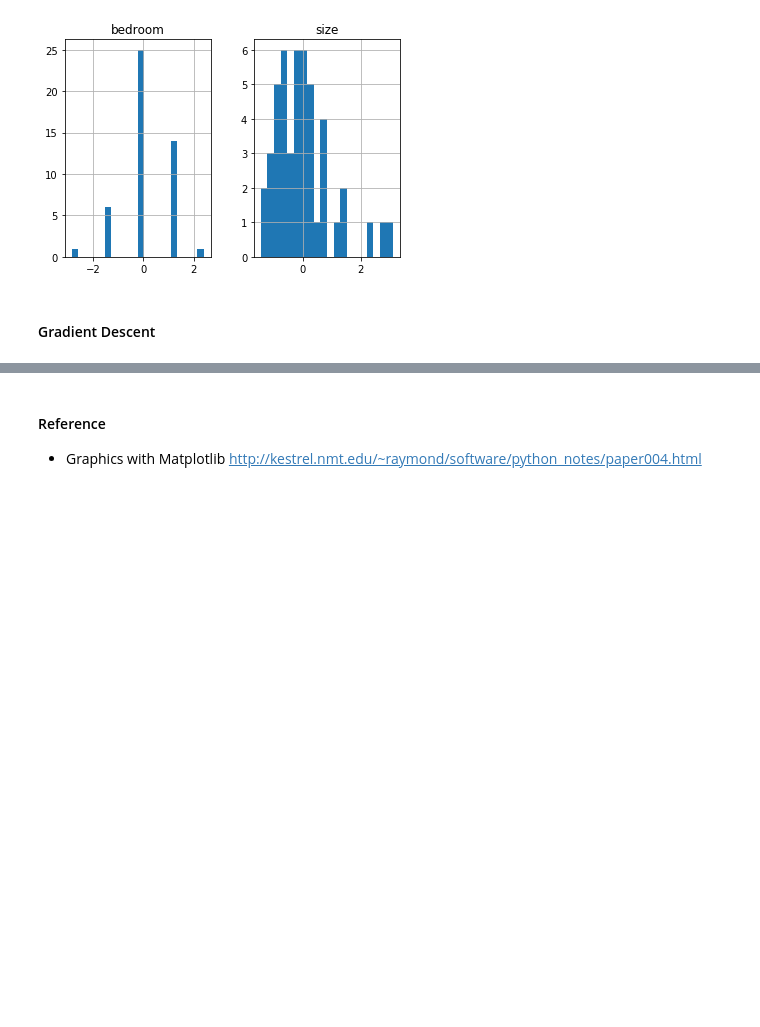
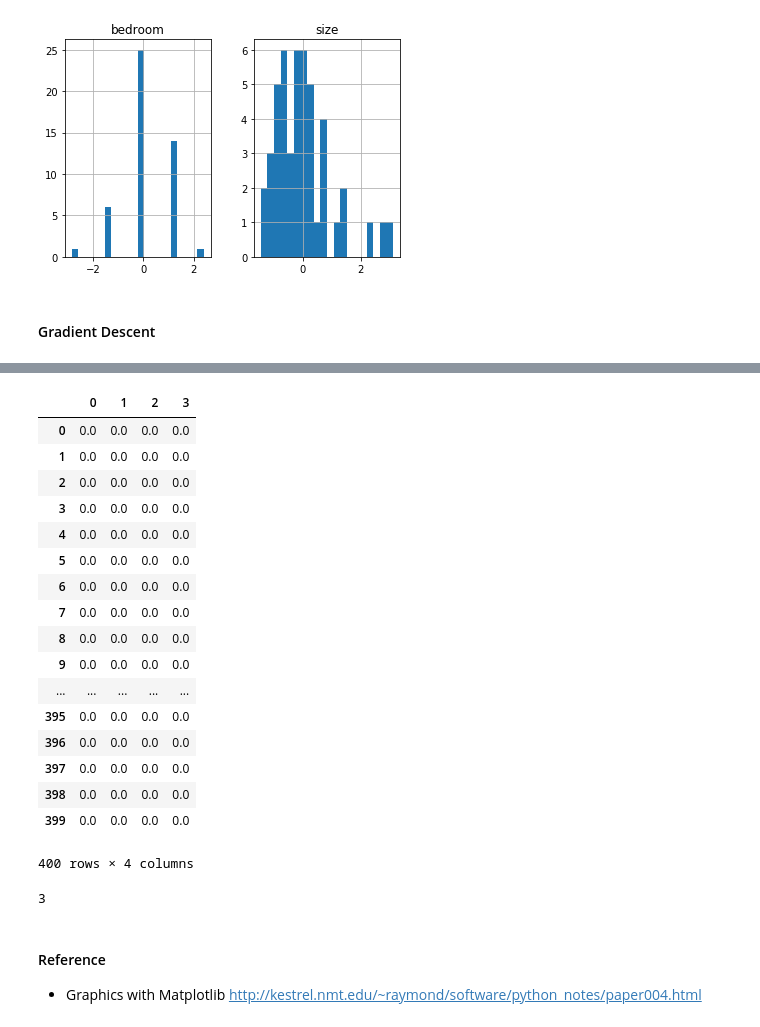
Before and after one commit to fiony/ml-course-andrew-ng, a Jupyter notebook: ex1/Programming Exercise 1-Linear Regression.ipynb, the cells around one changed output, grey strips where cells are left out. Saved outputs shown, nothing was run; the diff lists cells and outputs as text; code cells hidden in the pictures; blank space fills up the shorter version.

```diff
--- a/ex1/Programming Exercise 1-Linear Regression.ipynb
+++ b/ex1/Programming Exercise 1-Linear Regression.ipynb
@@ -485,3 +584,28 @@ norm_hist = X_norm.hist(bins=20)
+# %%
+pd.DataFrame(np.zeros((400,4)))
+# %% [output]
+|  | 0 | 1 | 2 | 3 |
+| 0 | 0.0 | 0.0 | 0.0 | 0.0 |
+| 1 | 0.0 | 0.0 | 0.0 | 0.0 |
+| 2 | 0.0 | 0.0 | 0.0 | 0.0 |
+| 3 | 0.0 | 0.0 | 0.0 | 0.0 |
+| 4 | 0.0 | 0.0 | 0.0 | 0.0 |
+| 5 | 0.0 | 0.0 | 0.0 | 0.0 |
+| 6 | 0.0 | 0.0 | 0.0 | 0.0 |
+| 7 | 0.0 | 0.0 | 0.0 | 0.0 |
+| 8 | 0.0 | 0.0 | 0.0 | 0.0 |
+| 9 | 0.0 | 0.0 | 0.0 | 0.0 |
+| ... | ... | ... | ... | ... |
+| 395 | 0.0 | 0.0 | 0.0 | 0.0 |
+| 396 | 0.0 | 0.0 | 0.0 | 0.0 |
+| 397 | 0.0 | 0.0 | 0.0 | 0.0 |
+| 398 | 0.0 | 0.0 | 0.0 | 0.0 |
+| 399 | 0.0 | 0.0 | 0.0 | 0.0 |
+400 rows × 4 columns
+# %%
+len(theta)
+# %% [output]
+3
 # %% [markdown]
 #### Reference
 - Graphics with Matplotlib http://kestrel.nmt.edu/~raymond/software/python_notes/paper004.html
```
Also changed, not shown: parts of 11 cells of this notebook.
